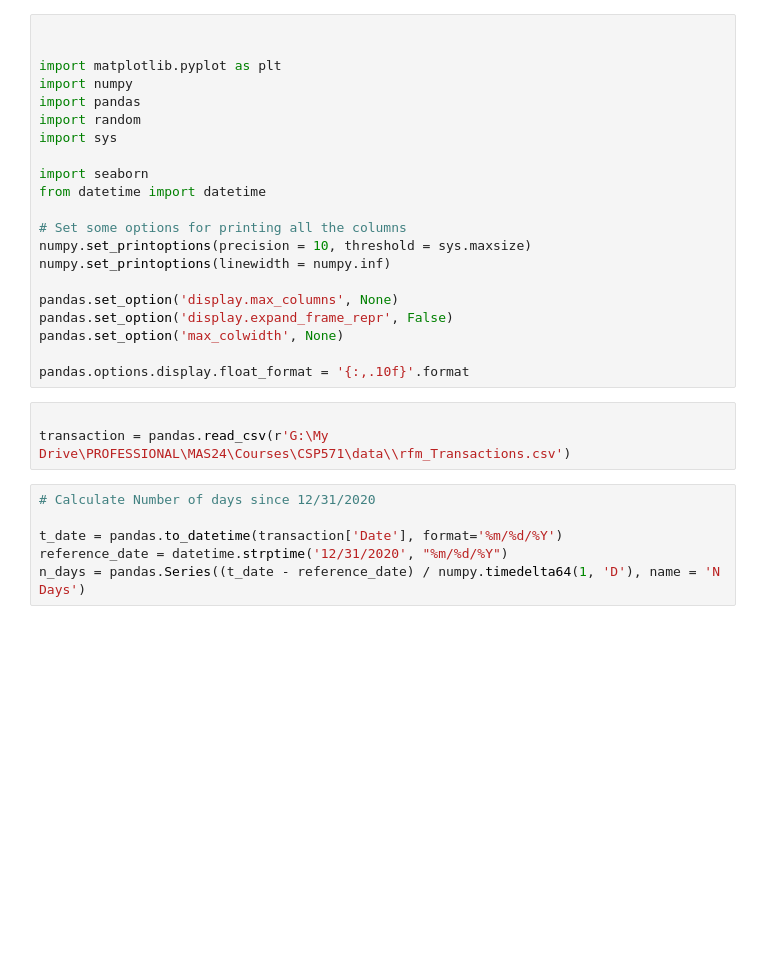
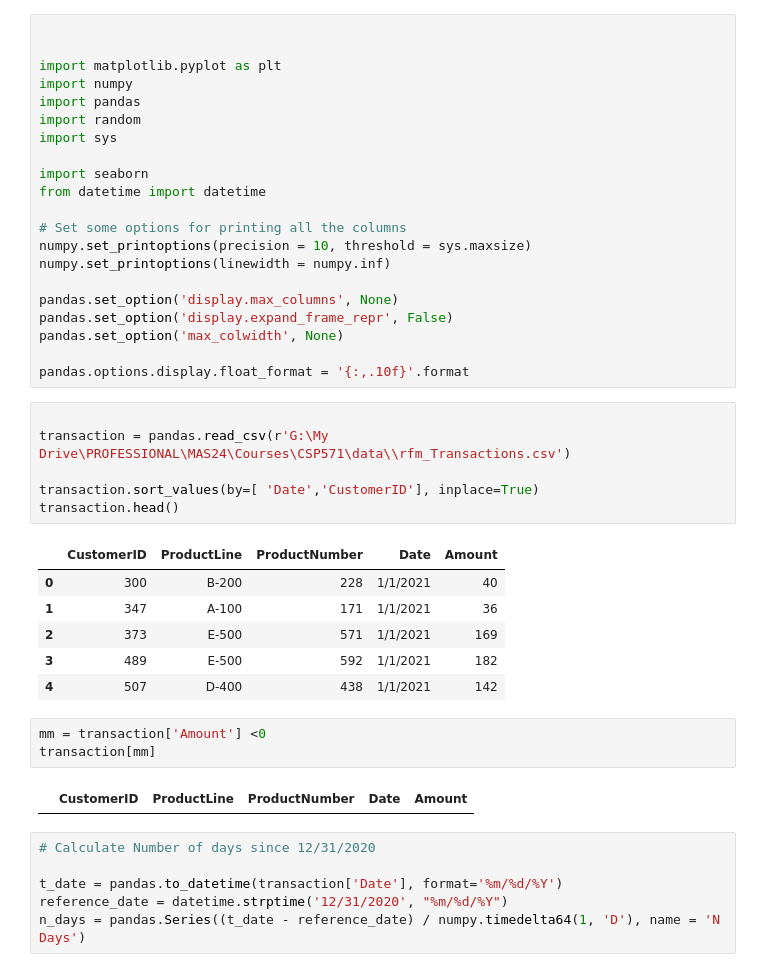
Before and after one commit to code-better-everyday/mas, a Jupyter notebook: CSP571/src/rfm-class.ipynb, the cells around one changed output. Cells and saved outputs as stored; diff of their text form; blank space fills up the shorter version.

```diff
--- a/CSP571/src/rfm-class.ipynb
+++ b/CSP571/src/rfm-class.ipynb
@@ -24,6 +24,21 @@ pandas.options.display.float_format = '{:,.10f}'.format
 # %%
 
 transaction = pandas.read_csv(r'G:\My Drive\PROFESSIONAL\MAS24\Courses\CSP571\data\\rfm_Transactions.csv')
+
+transaction.sort_values(by=[ 'Date','CustomerID'], inplace=True)
+transaction.head()
+# %% [output]
+|  | CustomerID | ProductLine | ProductNumber | Date | Amount |
+| 0 | 300 | B-200 | 228 | 1/1/2021 | 40 |
+| 1 | 347 | A-100 | 171 | 1/1/2021 | 36 |
+| 2 | 373 | E-500 | 571 | 1/1/2021 | 169 |
+| 3 | 489 | E-500 | 592 | 1/1/2021 | 182 |
+| 4 | 507 | D-400 | 438 | 1/1/2021 | 142 |
+# %%
+mm = transaction['Amount'] <0
+transaction[mm]
+# %% [output]
+|  | CustomerID | ProductLine | ProductNumber | Date | Amount |
 # %%
 # Calculate Number of days since 12/31/2020
 
```
Also changed, not shown: parts of 8 cells of this notebook, 1 other file.
